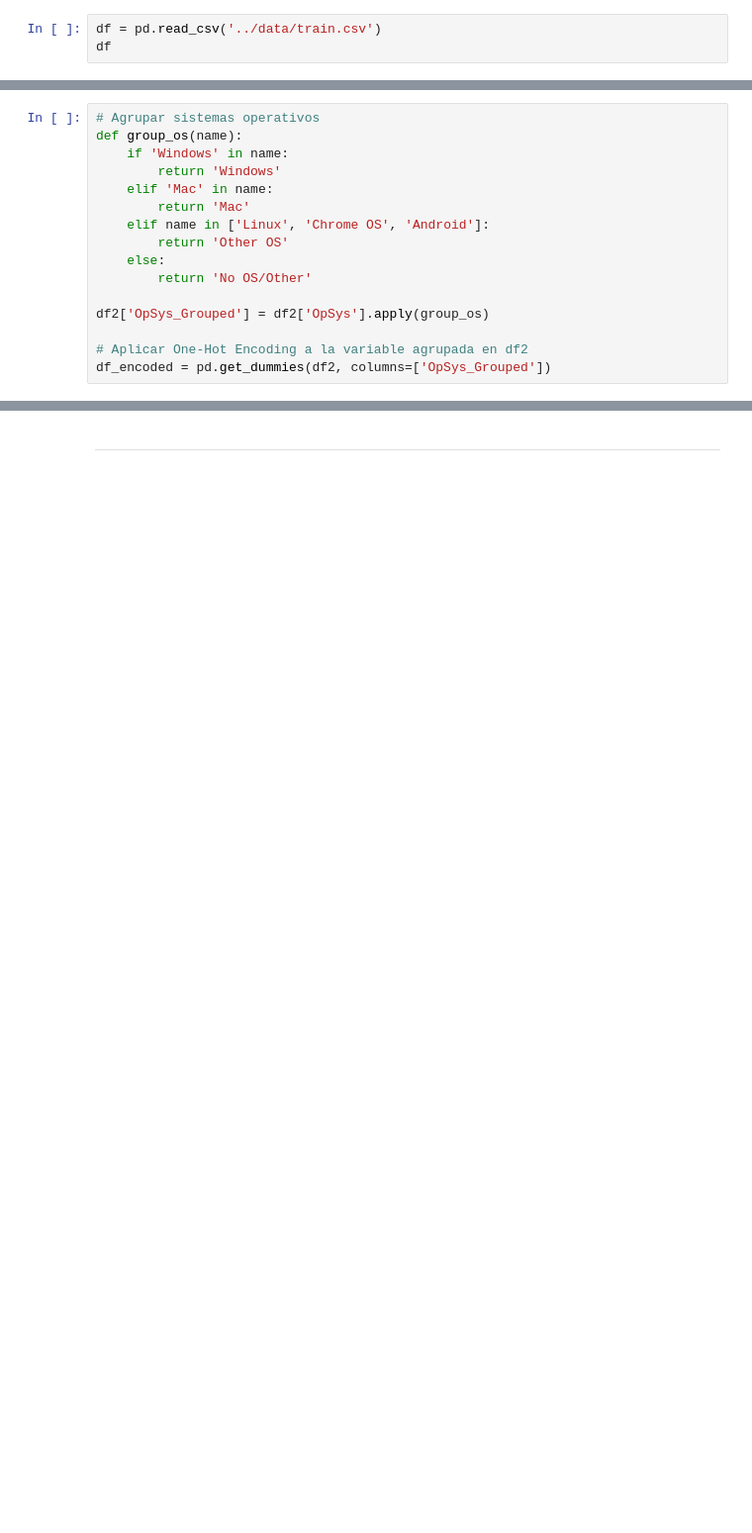
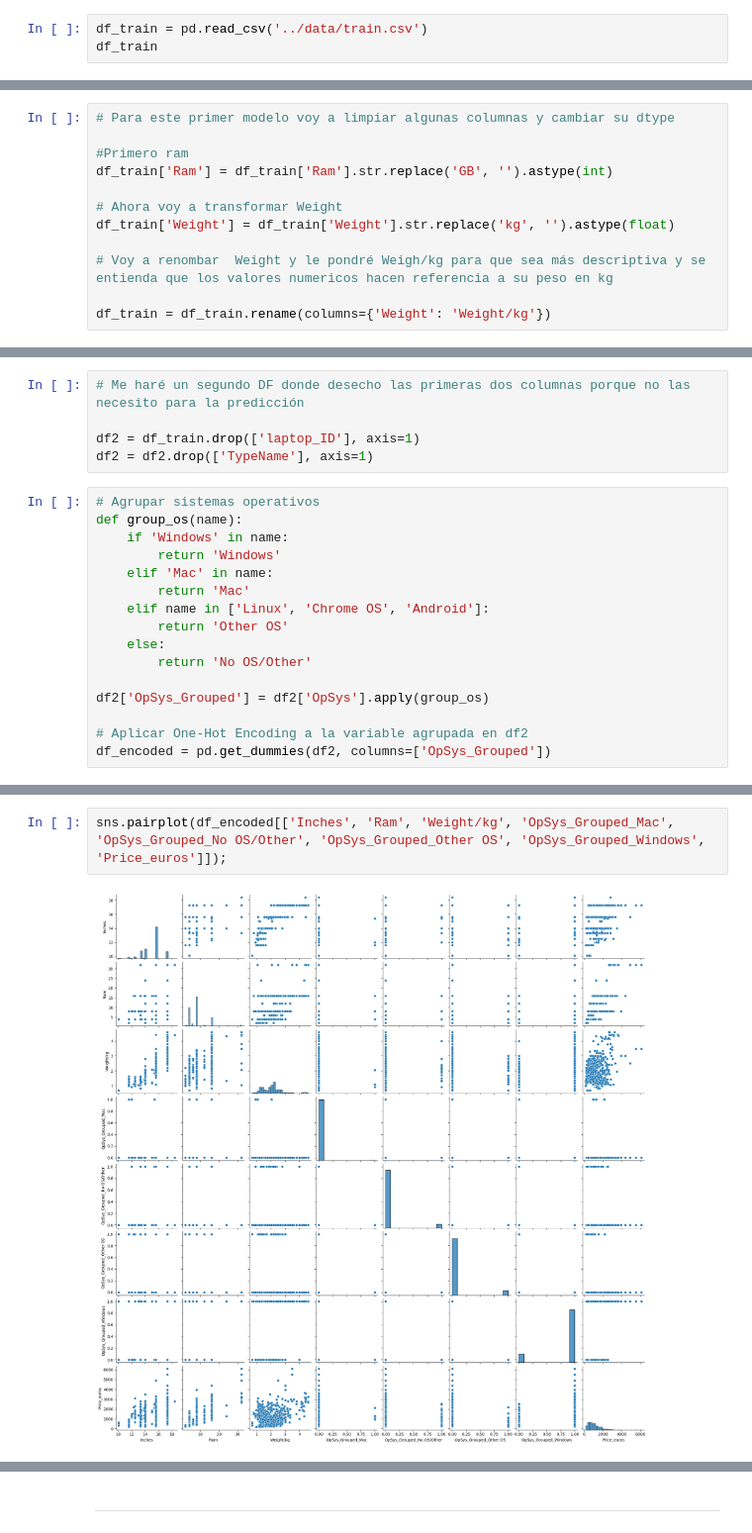
Before and after one commit to dardg24/Kaggle_competition_Bootcamp, a Jupyter notebook: notebooks/primer_modelo.ipynb, the cells around one changed output, grey strips where cells are left out. Shown at 99% size. Drawn from its saved outputs; the diff is of its cells as text; blank space fills up the shorter version.

Commit message:
primer modelito

```diff
--- a/notebooks/primer_modelo.ipynb
+++ b/notebooks/primer_modelo.ipynb
@@ -32,8 +32,8 @@ df_test
 | 390 | 1036 | 258 | Lenovo | Yoga 920-13IKB | 2 in 1 Convertible | 13.9 | IPS Panel Full HD / Touchscreen 1... | Intel Core i7 8550U 1.8GHz | 8GB | 512GB SSD | ... |
 391 rows × 13 columns
 # %%
-df = pd.read_csv('../data/train.csv')
-df
+df_train = pd.read_csv('../data/train.csv')
+df_train
 # %% [output]
 |  | id | laptop_ID | Company | Product | TypeName | Inches | ScreenResolution | Cpu | Ram | Memory | ... |
 | 0 | 268 | 1002 | Dell | Inspiron 5567 | Notebook | 15.6 | 1366x768 | Intel Core i7 7500U 2.7GHz | 8GB | 1TB HDD | ... |
@@ -202,0 +151,12 @@ Name: proportion, dtype: float64
+# %%
+# Para este primer modelo voy a limpiar algunas columnas y cambiar su dtype
+
+#Primero ram
+df_train['Ram'] = df_train['Ram'].str.replace('GB', '').astype(int)
+
+# Ahora voy a transformar Weight
+df_train['Weight'] = df_train['Weight'].str.replace('kg', '').astype(float)
+
+# Voy a renombar  Weight y le pondré Weigh/kg para que sea más descriptiva y se entienda que los valores numericos hacen referencia a su peso en kg
+
+df_train = df_train.rename(columns={'Weight': 'Weight/kg'})
@@ -203,3 +168,8 @@ Name: proportion, dtype: float64
+# %%
+# Me haré un segundo DF donde desecho las primeras dos columnas porque no las necesito para la predicción
+
+df2 = df_train.drop(['laptop_ID'], axis=1)
+df2 = df2.drop(['TypeName'], axis=1)
 # %%
 # Agrupar sistemas operativos
 def group_os(name):
@@ -238,0 +225,4 @@ memory usage: 78.5+ KB
+# %%
+sns.pairplot(df_encoded[['Inches', 'Ram', 'Weight/kg', 'OpSys_Grouped_Mac', 'OpSys_Grouped_No OS/Other', 'OpSys_Grouped_Other OS', 'OpSys_Grouped_Windows', 'Price_euros']]);
+# %% [output]
+[figure, added]
```
Also changed, not shown: parts of 63 cells of this notebook, 1 other file.
